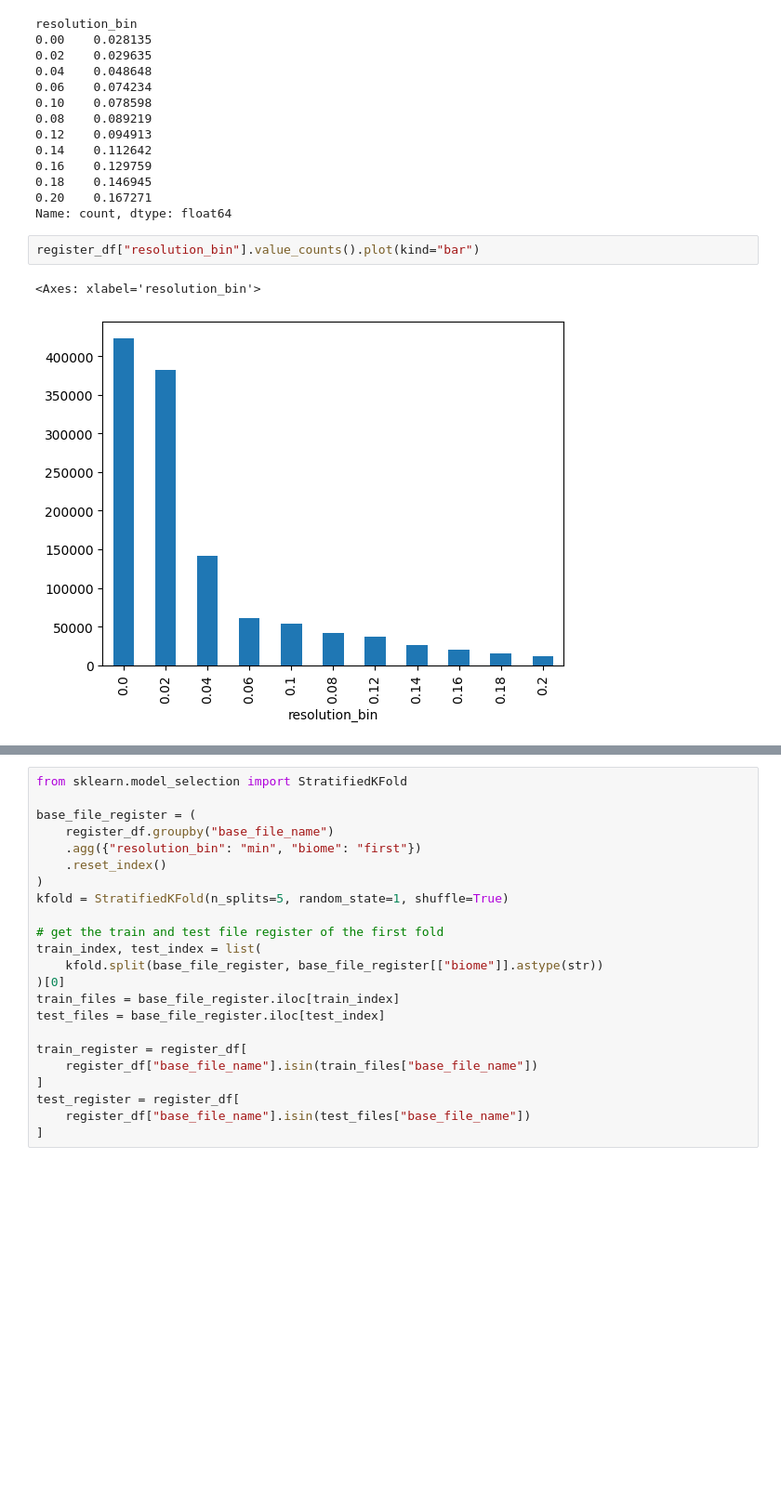
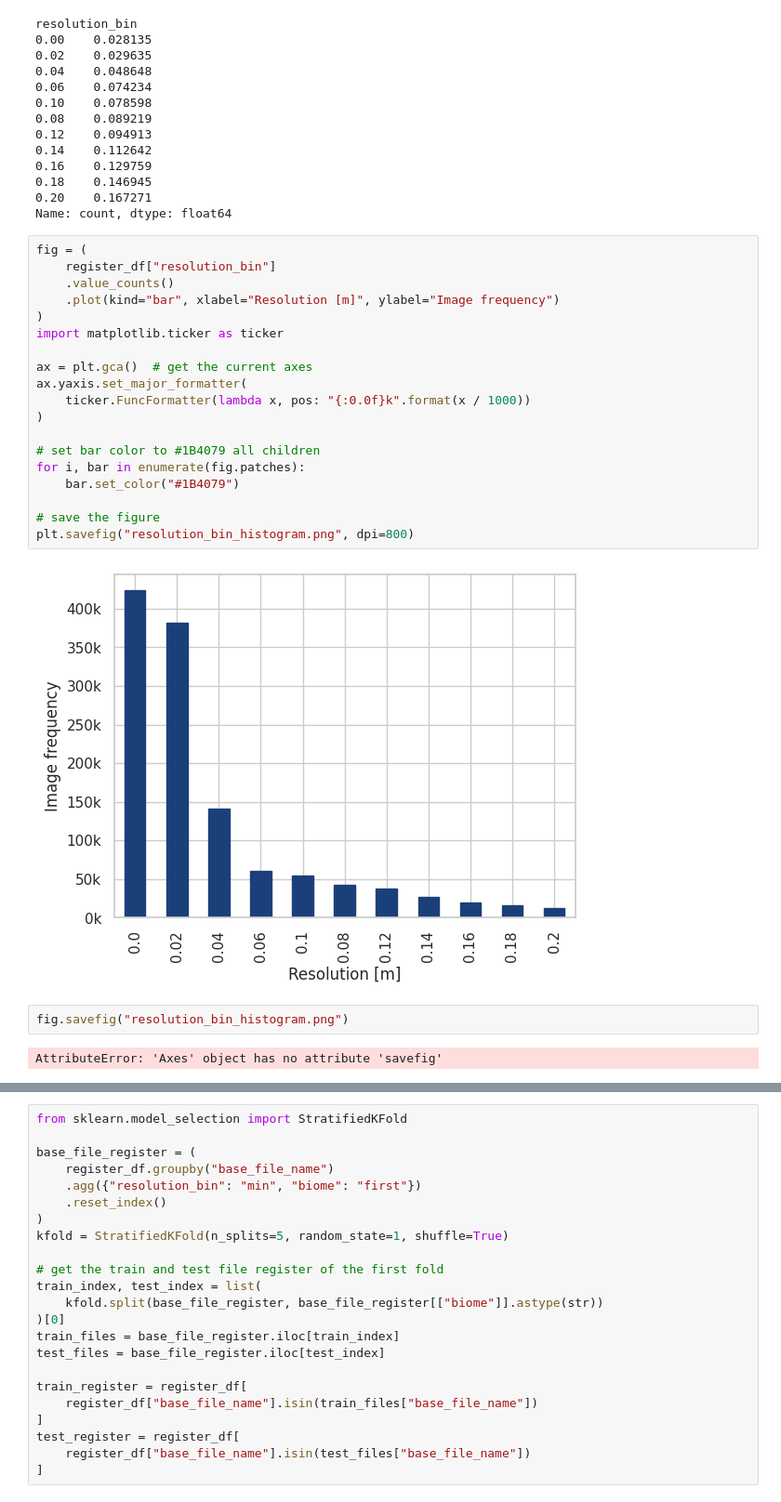
Before and after one commit to jmoeh/standing-deadwood, a Jupyter notebook: notebooks/100_experimentation.ipynb, the cells around one changed output, grey strips where cells are left out. Shown: that part at 93% size. Saved outputs shown, nothing was run; the diff lists cells and outputs as text; blank space fills up the shorter version.

```diff
--- a/notebooks/100_experimentation.ipynb
+++ b/notebooks/100_experimentation.ipynb
@@ -75,11 +145,31 @@ resolution_bin
 0.18    0.146945
 0.20    0.167271
 Name: count, dtype: float64
-# %%
-register_df["resolution_bin"].value_counts().plot(kind="bar")
-# %% [output]
-<Axes: xlabel='resolution_bin'>
-[figure, removed]
+# %%
+fig = (
+    register_df["resolution_bin"]
+    .value_counts()
+    .plot(kind="bar", xlabel="Resolution [m]", ylabel="Image frequency")
+)
+import matplotlib.ticker as ticker
+
+ax = plt.gca()  # get the current axes
+ax.yaxis.set_major_formatter(
+    ticker.FuncFormatter(lambda x, pos: "{:0.0f}k".format(x / 1000))
+)
+
+# set bar color to #1B4079 all children
+for i, bar in enumerate(fig.patches):
+    bar.set_color("#1B4079")
+
+# save the figure
+plt.savefig("resolution_bin_histogram.png", dpi=800)
+# %% [output]
+[figure, added]
+# %%
+fig.savefig("resolution_bin_histogram.png")
+# %% [output]
+AttributeError: 'Axes' object has no attribute 'savefig'
 # %%
 rounded_inverse_counts.plot(kind="bar")
 # %% [output]
```
Also changed, not shown: parts of 16 cells of this notebook, 4 other files.
